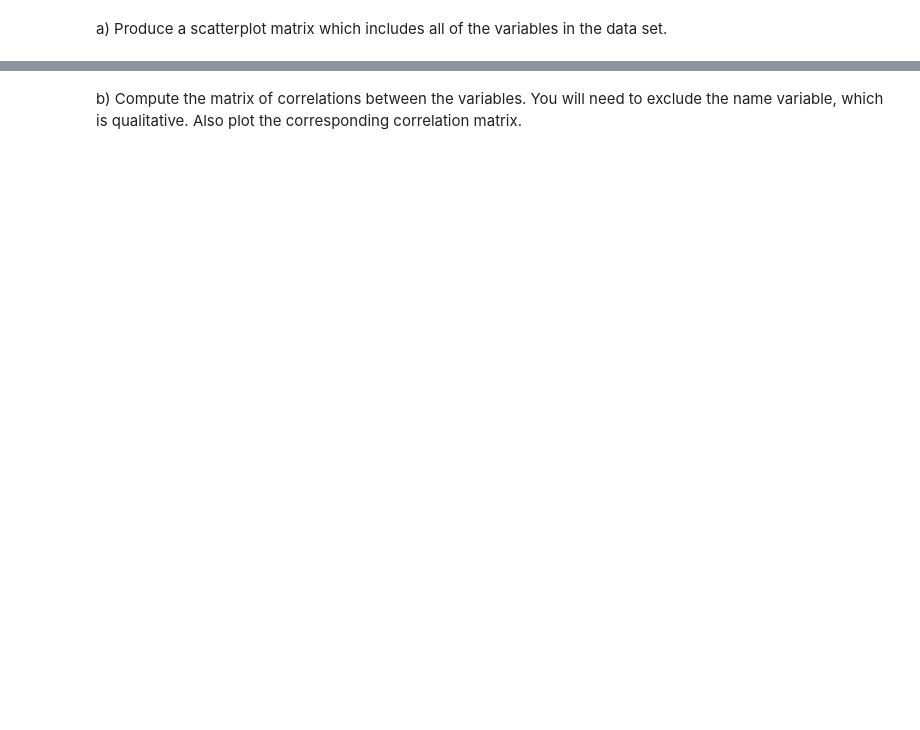
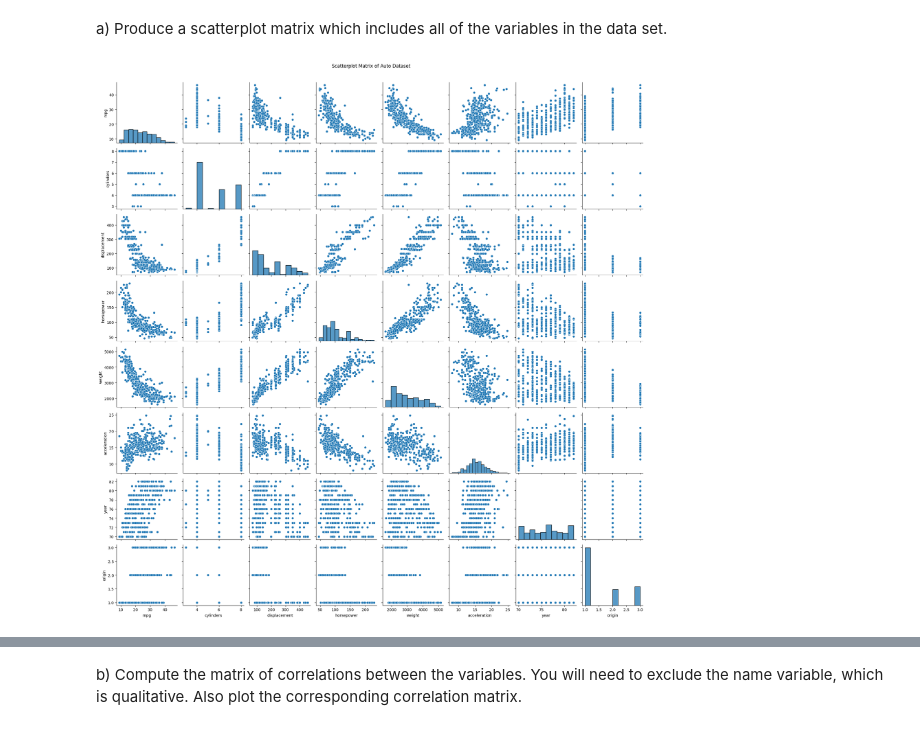
Before and after one commit to YashviKommidi/Machine_learning_26, a Jupyter notebook: INFO521_HW3.ipynb, the cells around one changed output, grey strips where cells are left out. Cells and saved outputs as stored; diff of their text form; code cells hidden in the pictures; blank space fills up the shorter version.

```diff
--- a/INFO521_HW3.ipynb
+++ b/INFO521_HW3.ipynb
@@ -152,6 +309,13 @@ c) Produce diagnostic plots of the least squares regression fit using any suitab
 
 This question involves the use of multiple linear regression on the `Auto` data set. Read the dataset first:
 # %%
-# BEGIN SOLUTION
+#importing packages
+import pandas as pd
+import numpy as np
+import statsmodels.api as sm
 
-# END SOLUTION
+# reading the Auto dataset
+auto_data = pd.read_csv('Auto.data', sep=r'\s+', na_values='?')
+auto_clean = auto_data.dropna()
+
+print(auto_clean.head())
@@ -158,6 +336,17 @@ This question involves the use of multiple linear regression on the `Auto` data
 # %% [markdown]
 a) Produce a scatterplot matrix which includes all of the variables in the data set.
 # %%
-# BEGIN SOLUTION
 
-# END SOLUTION
+import seaborn as sns
+import matplotlib.pyplot as plt
+
+# selecting only numeric columns that is excluding name which is text.
+numeric_cols = auto_clean.select_dtypes(include=[np.number]).columns
+
+# creating the scatterplot matrix for all the numeric columns
+sns.pairplot(auto_clean[numeric_cols])
+plt.suptitle('Scatterplot Matrix of Auto Dataset', y=1.01)
+plt.tight_layout()
+plt.show()
+# %% [output]
+[figure, added]
```
Also changed, not shown: parts of 18 cells of this notebook, 1 other file.
